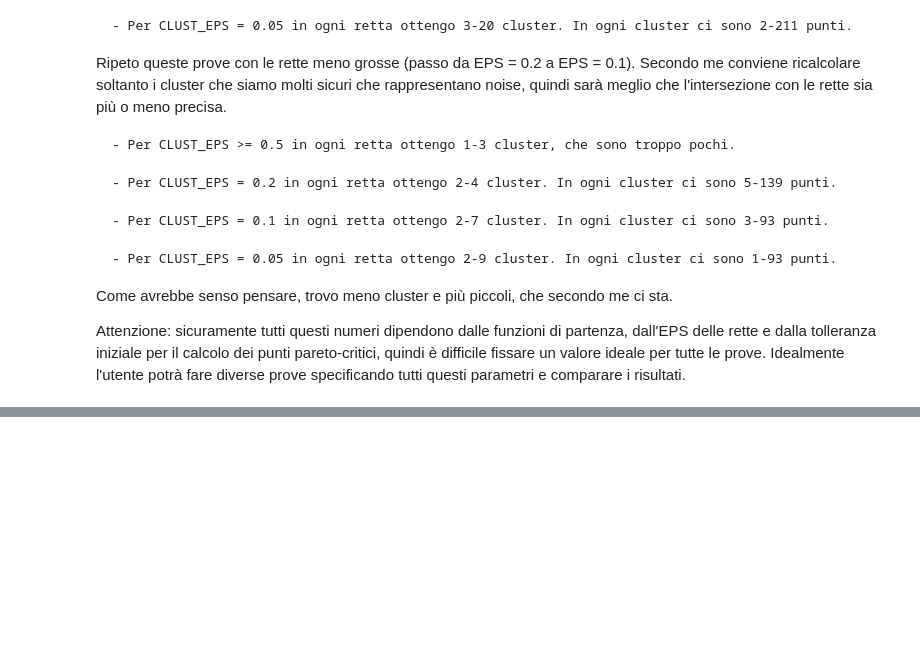
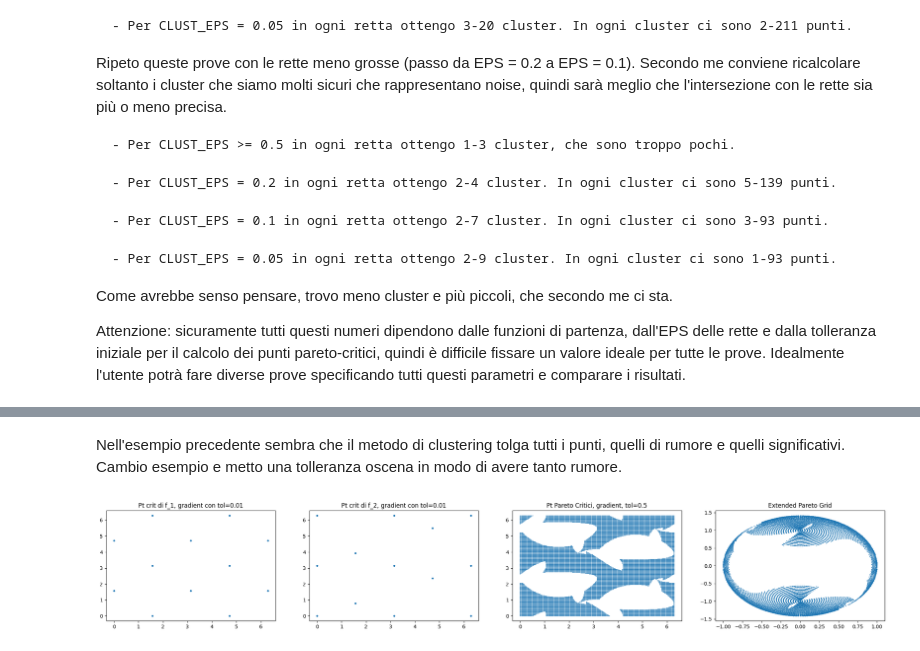
Before and after one commit to emosig/pershom, a Jupyter notebook: test_clustering.ipynb, the cells around one changed output, grey strips where cells are left out. Cells and saved outputs as stored; diff of their text form; code cells hidden in the pictures; blank space fills up the shorter version.

```diff
--- a/test_clustering.ipynb
+++ b/test_clustering.ipynb
@@ -102,0 +107,9 @@ Ho ridotto 3 clusters.
+# %% [markdown]
+Nell'esempio precedente sembra che il metodo di clustering tolga tutti i punti, quelli di rumore e quelli significativi. Cambio esempio e metto una tolleranza oscena in modo di avere tanto rumore.
+# %%
+g1 = parse("cosxseny")
+g2 = parse("senxseny + cosy")
+
+g1ppc,g2ppc = EPG(g1,g2,200,0.01,0.5)
+# %% [output]
+[figure, added]
```
Also changed, not shown: parts of 9 cells of this notebook, 1 other file.
